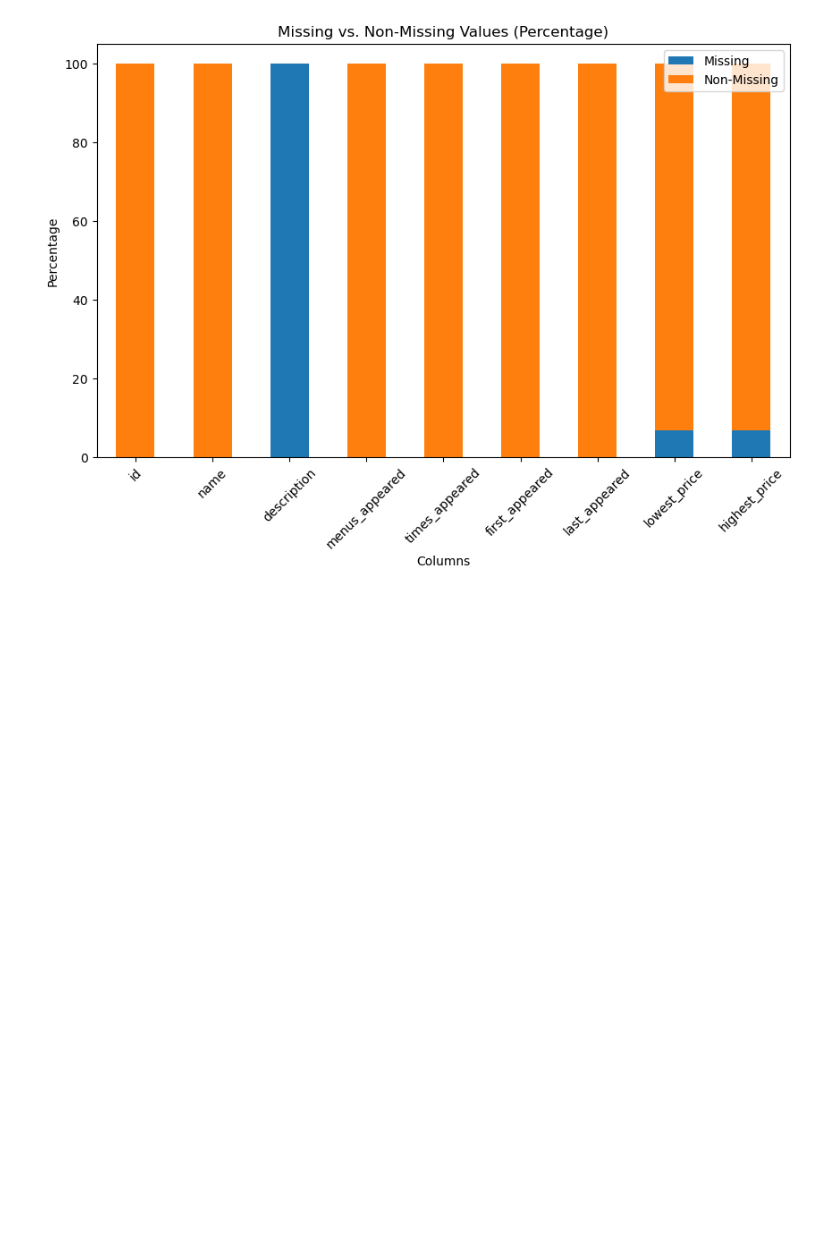
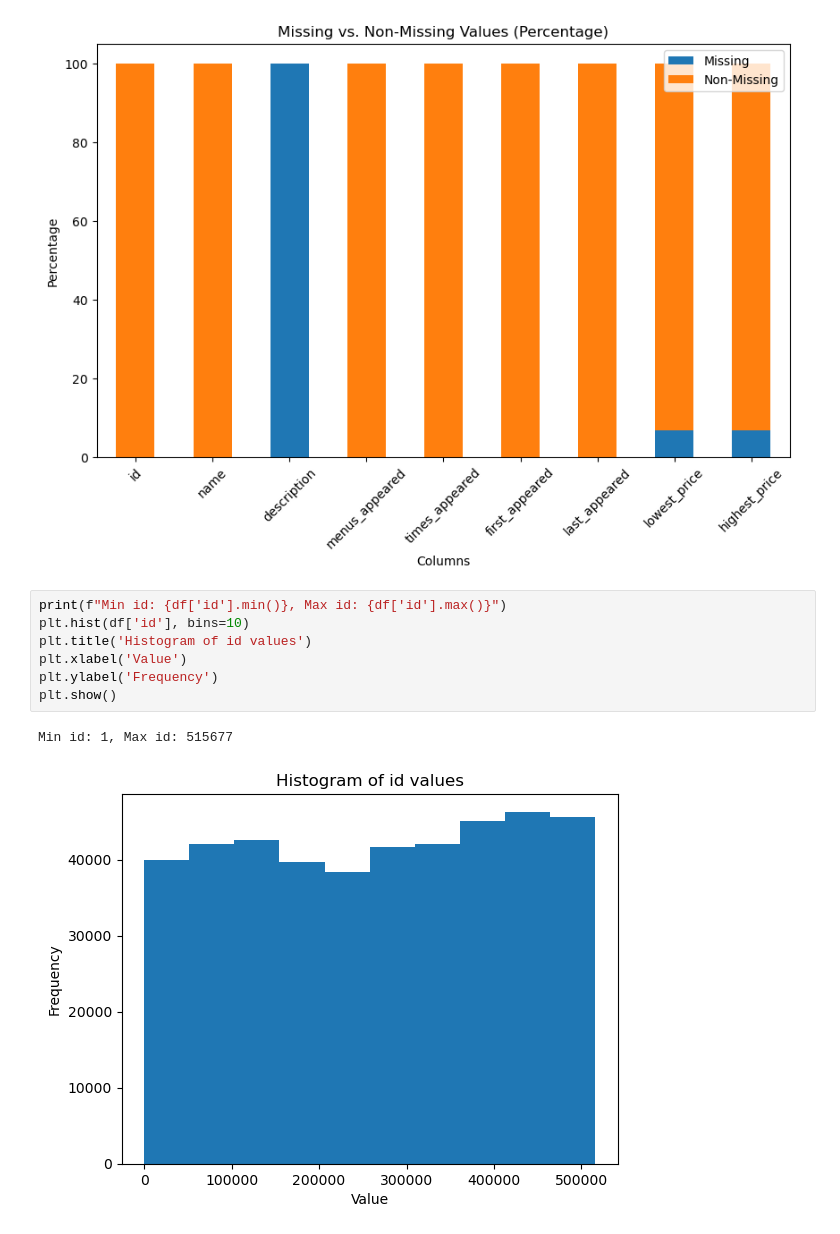
Before and after one commit to trish-le/NYPL-Data-Cleaning, a Jupyter notebook: Data Profiling/dish_summary.ipynb, the cells around one changed output. Drawn from its saved outputs; the diff is of its cells as text; blank space fills up the shorter version.

```diff
--- a/Data Profiling/dish_summary.ipynb
+++ b/Data Profiling/dish_summary.ipynb
@@ -70,3 +70,13 @@ plt.xticks(rotation=45)
 plt.show()
 # %% [output]
 [figure]
+# %%
+print(f"Min id: {df['id'].min()}, Max id: {df['id'].max()}")
+plt.hist(df['id'], bins=10)
+plt.title('Histogram of id values')
+plt.xlabel('Value')
+plt.ylabel('Frequency')
+plt.show()
+# %% [output]
+Min id: 1, Max id: 515677
+[figure, added]
```
Also changed, not shown: parts of 5 cells of this notebook.
